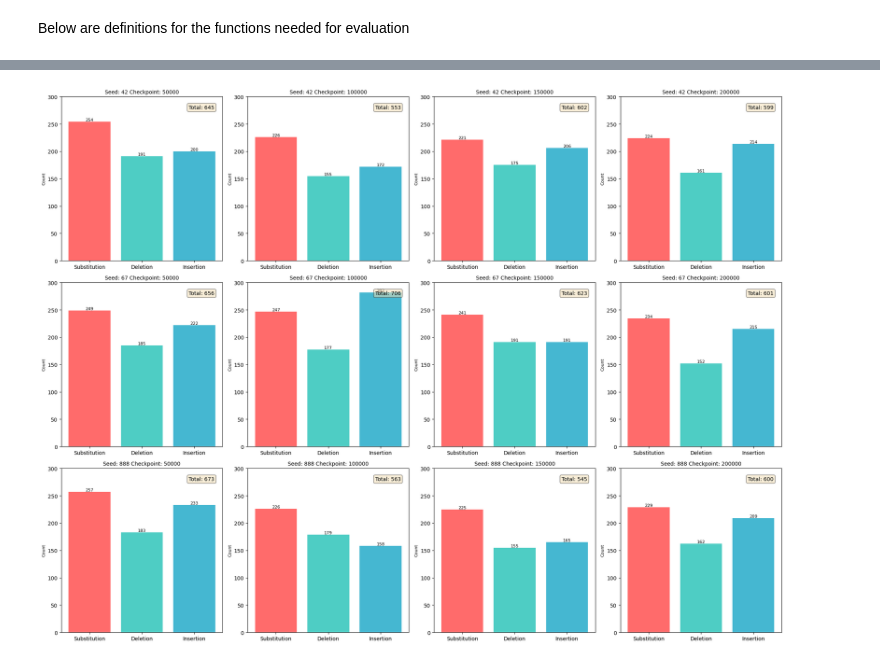
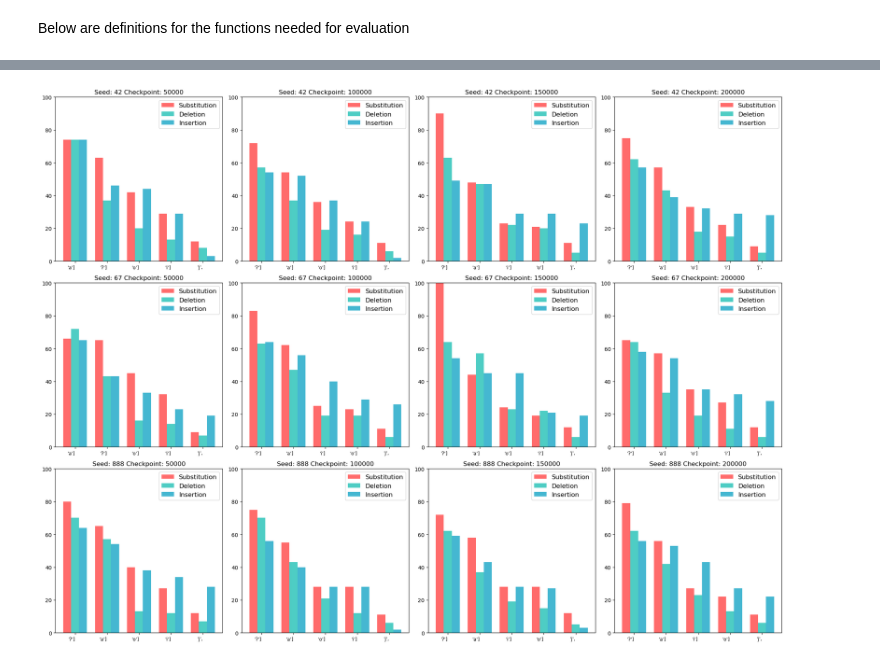
Before and after one commit to OutForMilks/Hunger, a Jupyter notebook: notebooks/per_model_eval.ipynb, the cells around one changed output, grey strips where cells are left out. Cells and saved outputs as stored; diff of their text form; code cells hidden in the pictures.

Commit message:
added visualizations per model, will add glottal stop later

```diff
--- a/notebooks/per_model_eval.ipynb
+++ b/notebooks/per_model_eval.ipynb
@@ -404,38 +332,41 @@ Phones most often inserted:
-# %%
-import matplotlib.pyplot as plt
-import numpy as np
-
-fig, axes = plt.subplots(3, 4, figsize=(20, 15))
-axes = axes.flatten()
-
-for i, (ax, df) in enumerate(zip(axes, checkpoint_dfs)):
-    refs_list = [str(x).strip().split() for x in df["target_ref"]]
-    hyps_list = [str(x).strip().split() for x in df["model_hyp"]]
-    refs_dict = dict(enumerate(refs_list))
-    hyps_dict = dict(enumerate(hyps_list))
-
-    err = collect_errors(refs_dict, hyps_dict)
-    total_errors = err["n_sub"] + err["n_del"] + err["n_ins"]
-
-    #bar chart
-    error_types = ['Substitution', 'Deletion', 'Insertion']
-    counts = [err['n_sub'], err['n_del'], err['n_ins']]
-    #colors = ['#FF6B6B', '#4ECDC4', '#45B7D1']
-    bars = ax.bar(error_types, counts, color=colors)
-    ax.set_title(f"Seed: {seed_ckpts[i][0]} Checkpoint: {seed_ckpts[i][1]}", fontsize=10)
-    ax.set_ylabel('Count', fontsize=8)
-    ax.set_ylim(0, 300)
-
-    for bar in bars:
-        height = bar.get_height()
-        ax.text(bar.get_x() + bar.get_width()/2., height,
-                f'{int(height)}', ha='center', va='bottom', fontsize=8)
-
-    ax.text(0.95, 0.95, f'Total: {total_errors}',
-            transform=ax.transAxes, ha='right', va='top',
-            bbox=dict(boxstyle='round', facecolor='wheat', alpha=0.5))
-
-plt.tight_layout()
-plt.show()
-# %% [output]
-[figure, removed]
+# %%
+fig, axes = plt.subplots(3, 4, figsize=(20, 15))
+axes = axes.flatten()
+
+for i, (ax, df) in enumerate(zip(axes, checkpoint_dfs)):
+    refs_list = [str(x).strip().split() for x in df["target_ref"]]
+    hyps_list = [str(x).strip().split() for x in df["model_hyp"]]
+    refs_dict = dict(enumerate(refs_list))
+    hyps_dict = dict(enumerate(hyps_list))
+
+    err = collect_errors(refs_dict, hyps_dict)
+    substituted = err["sub_ref_counter"].most_common(5)
+    deleted = err["del_counter"].most_common(5)
+    inserted = err["ins_counter"].most_common(5)
+
+    x = np.arange(5)
+    width = 0.25
+
+    sub_phones = [p for p, c in substituted] + [''] * (5 - len(substituted))
+    sub_counts = [c for p, c in substituted] + [0] * (5 - len(substituted))
+    del_counts = [c for p, c in deleted] + [0] * (5 - len(deleted))
+    ins_counts = [c for p, c in inserted] + [0] * (5 - len(inserted))
+
+    ax.bar(x - width, sub_counts, width, label='Substitution', color='#FF6B6B')
+    ax.bar(x, del_counts, width, label='Deletion', color='#4ECDC4')
+    ax.bar(x + width, ins_counts, width, label='Insertion', color='#45B7D1')
+
+    ax.set_title(f"Seed: {seed_ckpts[i][0]} Checkpoint: {seed_ckpts[i][1]}", fontsize=12)
+    ax.set_xticks(x)
+    ax.set_xticklabels(sub_phones, ha='right', fontsize=9)
+    ax.set_ylim(0, 100)
+    ax.legend(fontsize=12, loc='upper right')
+
+#for j in range(len(checkpoint_dfs), len(axes)):
+#    axes[j].axis('off')
+
+
+plt.tight_layout()
+plt.show()
+# %% [output]
+[figure, added]
```
Also changed, not shown: parts of 2 cells of this notebook.
